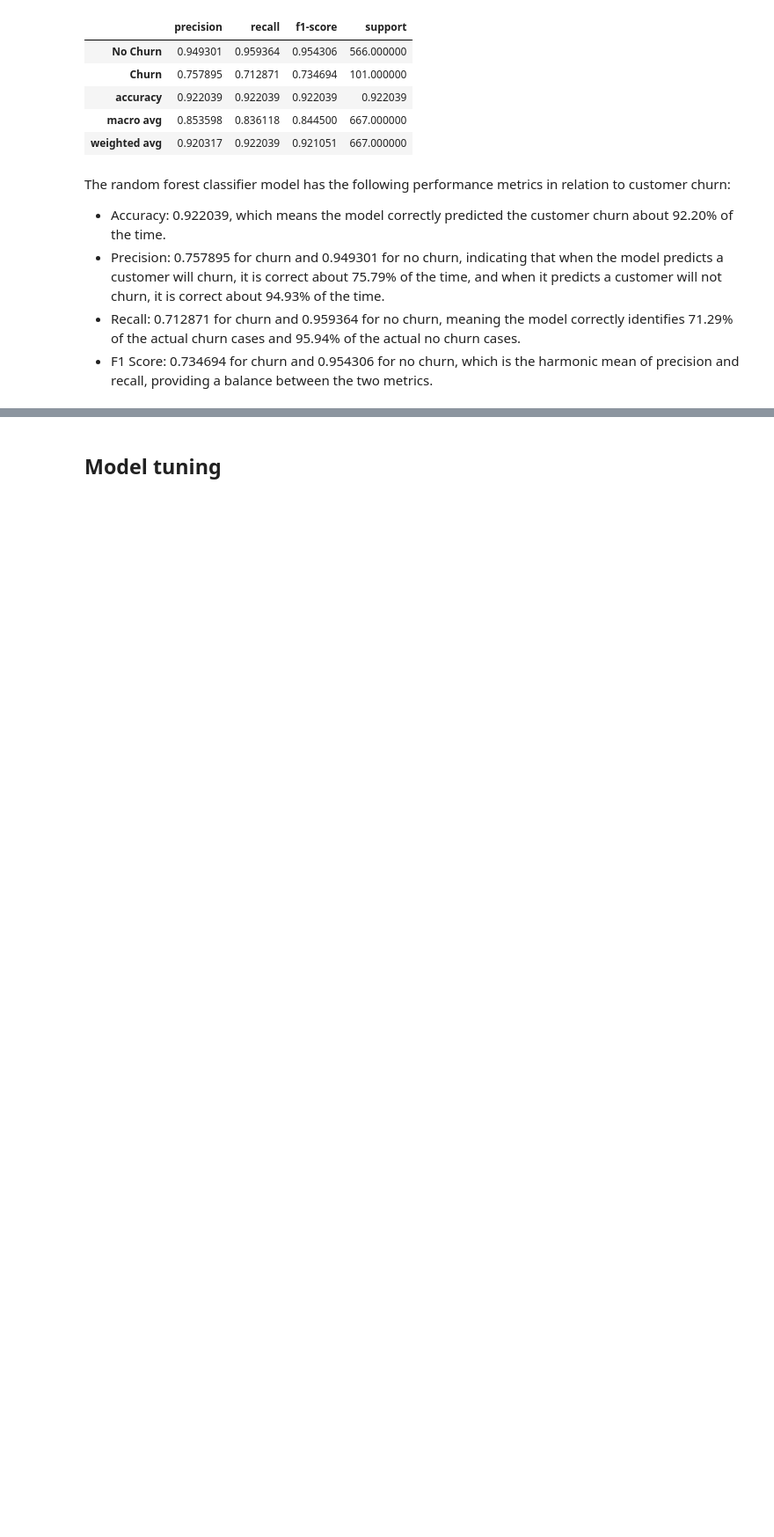
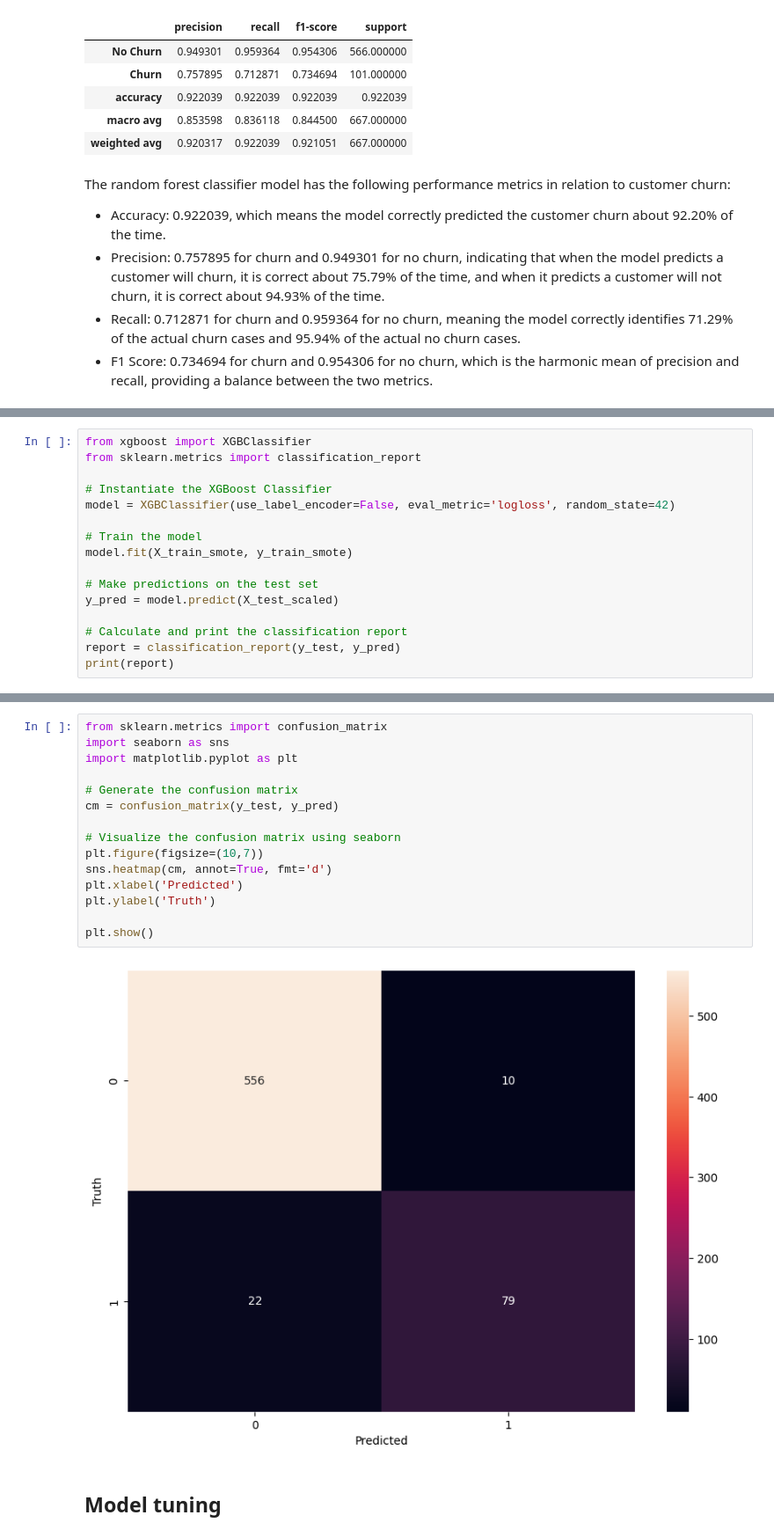
Before and after one commit to cynthiajepkogei/project-phase-3, a Jupyter notebook: notebook.ipynb, the cells around one changed output, grey strips where cells are left out. Shown: that part at 88% size. Saved outputs shown, nothing was run; the diff lists cells and outputs as text; blank space fills up the shorter version.

```diff
--- a/notebook.ipynb
+++ b/notebook.ipynb
@@ -626,0 +665,16 @@ In terms of overall performance, both models seem to be better at predicting cus
+# %%
+from xgboost import XGBClassifier
+from sklearn.metrics import classification_report
+
+# Instantiate the XGBoost Classifier
+model = XGBClassifier(use_label_encoder=False, eval_metric='logloss', random_state=42)
+
+# Train the model
+model.fit(X_train_smote, y_train_smote)
+
+# Make predictions on the test set
+y_pred = model.predict(X_test_scaled)
+
+# Calculate and print the classification report
+report = classification_report(y_test, y_pred)
+print(report)
@@ -627,3 +690,20 @@ In terms of overall performance, both models seem to be better at predicting cus
+# %%
+from sklearn.metrics import confusion_matrix
+import seaborn as sns
+import matplotlib.pyplot as plt
+
+# Generate the confusion matrix
+cm = confusion_matrix(y_test, y_pred)
+
+# Visualize the confusion matrix using seaborn
+plt.figure(figsize=(10,7))
+sns.heatmap(cm, annot=True, fmt='d')
+plt.xlabel('Predicted')
+plt.ylabel('Truth')
+
+plt.show()
+# %% [output]
+[figure, added]
 # %% [markdown]
 ## Model tuning
 # %%
```
Also changed, not shown: parts of 19 cells of this notebook.
